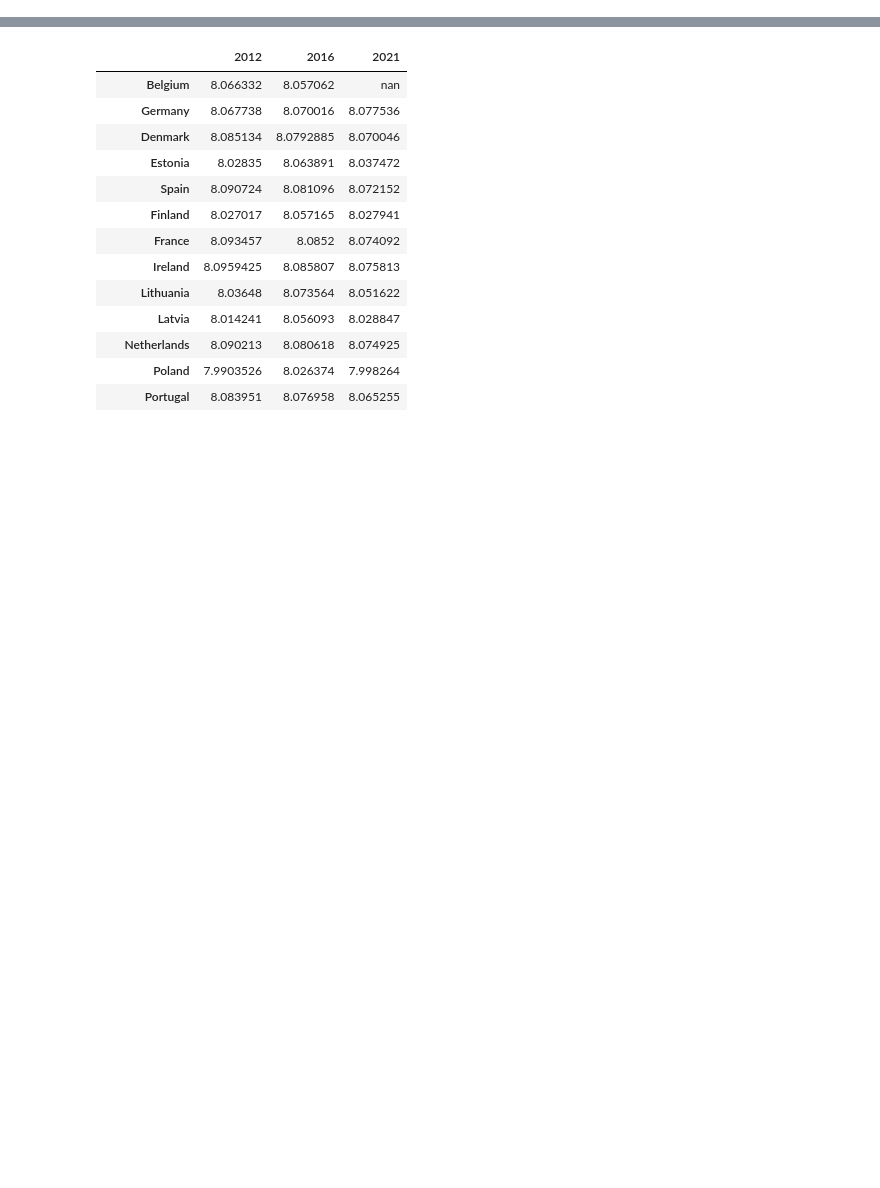
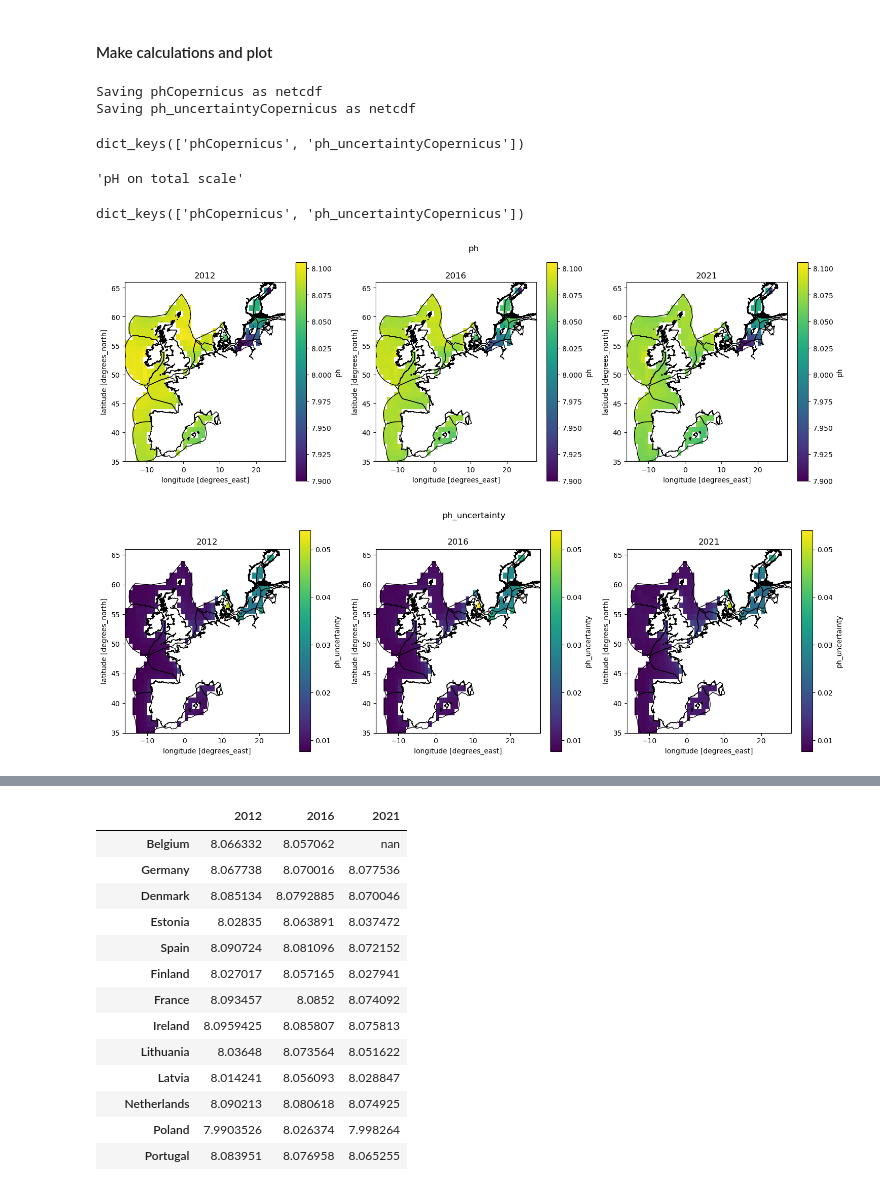
Before and after one commit to isaldiviagonzatti/sdg14, a Jupyter notebook: code/pHCountryLevel.ipynb, the cells around one changed output, grey strips where cells are left out. Drawn from its saved outputs; the diff is of its cells as text; code cells hidden in the pictures; blank space fills up the shorter version.

Commit message:
IUU, phCopernicus,MPAs

```diff
--- a/code/pHCountryLevel.ipynb
+++ b/code/pHCountryLevel.ipynb
@@ -110,0 +72,23 @@ for year in years:
+# %%
+def copernicusmarine_datastore(dataset, username, password):
+    from pydap.client import open_url
+    from pydap.cas.get_cookies import setup_session
+
+    cas_url = "https://cmems-cas.cls.fr/cas/login"
+    session = setup_session(cas_url, username, password)
+    session.cookies.set("CASTGC", session.cookies.get_dict()["CASTGC"])
+    database = ["my", "nrt"]
+    url = f"https://{database[0]}.cmems-du.eu/thredds/dodsC/{dataset}"
+    try:
+        data_store = xr.backends.PydapDataStore(
+            open_url(url, session=session, user_charset="utf-8")
+        )  # needs PyDAP >= v3.3.0 see https://github.com/pydap/pydap/pull/223/commits
+    except:
+        url = f"https://{database[1]}.cmems-du.eu/thredds/dodsC/{dataset}"
+        data_store = xr.backends.PydapDataStore(
+            open_url(url, session=session, user_charset="utf-8")
+        )  # needs PyDAP >= v3.3.0 see https://github.com/pydap/pydap/pull/223/commits
+    return data_store
+# %%
+data_store = copernicusmarine_datastore(DATASET_ID, USERNAME, PASSWORD)
+ds = xr.open_dataset(data_store)
@@ -110,0 +275,29 @@ for year in years:
+# %% [markdown]
+#### Make calculations and plot
+# %%
+variables = ["ph", "ph_uncertainty"]
+timerange = ['2012-01-01','2021-12-31']
+varCopernicus = slice_var(ds=ds, variables=variables, timerange=timerange, bounds=boundsEEZ)
+saveVar(varCopernicus)
+varCopernicus.keys()
+# %% [output]
+Saving phCopernicus as netcdf
+Saving ph_uncertaintyCopernicus as netcdf
+dict_keys(['phCopernicus', 'ph_uncertaintyCopernicus'])
+# %%
+varCopernicus['phCopernicus'].long_name
+# %% [output]
+'pH on total scale'
+# %%
+years=[2012,2016,2021]
+varCountryYear = clipEEZ(years = years,countries = countries,varDict=varCopernicus)
+varCountryYear.keys()
+# %% [output]
+dict_keys(['phCopernicus', 'ph_uncertaintyCopernicus'])
+# %%
+yearVarDict = yearData(varDict=varCopernicus)
+# %%
+plot(yearVarDict, years=['2012','2016','2021'])
+# %% [output]
+[figure, added]
+[figure, added]
```
Also changed, not shown: parts of 39 cells of this notebook, 14 other files.
